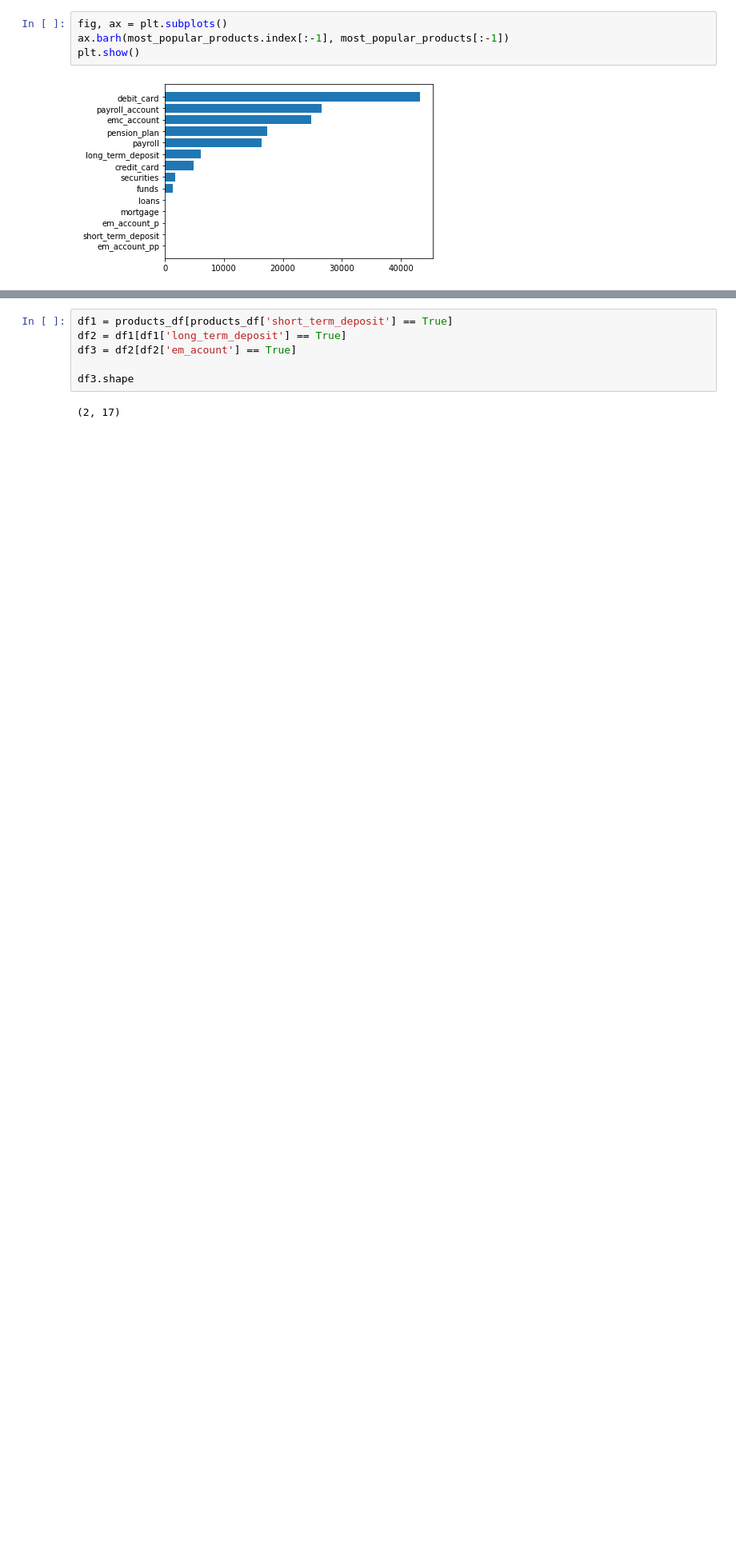
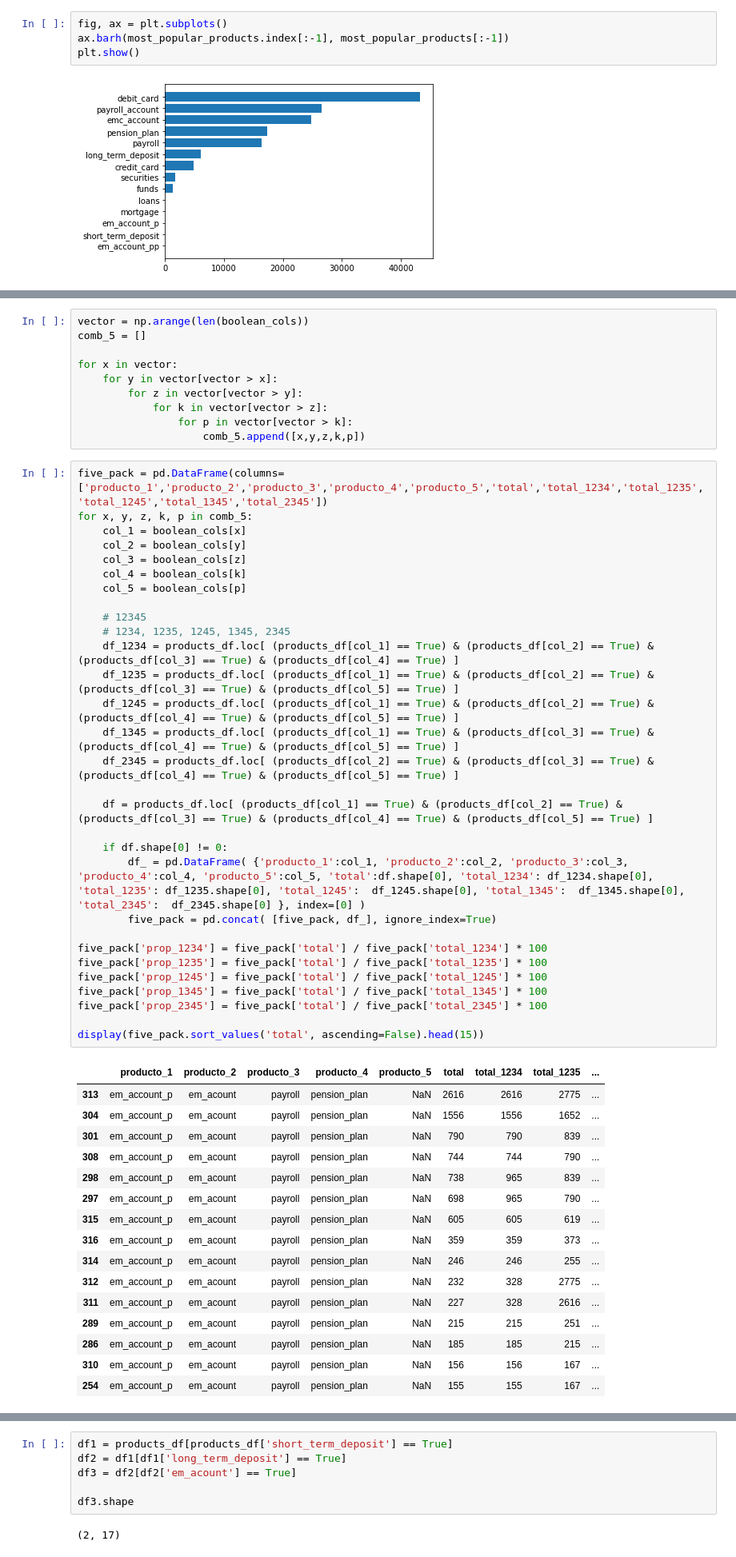
Before and after one commit to carlosperez1997/NDS_ProyectoFinal, a Jupyter notebook: eda_products.ipynb, the cells around one changed output, grey strips where cells are left out. Shown at 80% size. Cells and saved outputs as stored; diff of their text form; blank space fills up the shorter version.

```diff
--- a/eda_products.ipynb
+++ b/eda_products.ipynb
@@ -204,0 +530,57 @@ En este apartado se pretence conocer que combinación de productos es la más re
+# %%
+vector = np.arange(len(boolean_cols))
+comb_5 = []
+
+for x in vector:
+    for y in vector[vector > x]:
+        for z in vector[vector > y]:
+            for k in vector[vector > z]:
+                for p in vector[vector > k]:
+                    comb_5.append([x,y,z,k,p])
+# %%
+five_pack = pd.DataFrame(columns=['producto_1','producto_2','producto_3','producto_4','producto_5','total','total_1234','total_1235','total_1245','total_1345','total_2345'])
+for x, y, z, k, p in comb_5:
+    col_1 = boolean_cols[x]
+    col_2 = boolean_cols[y]
+    col_3 = boolean_cols[z]
+    col_4 = boolean_cols[k]
+    col_5 = boolean_cols[p]
+
+    # 12345
+    # 1234, 1235, 1245, 1345, 2345
+    df_1234 = products_df.loc[ (products_df[col_1] == True) & (products_df[col_2] == True) & (products_df[col_3] == True) & (products_df[col_4] == True) ]
+    df_1235 = products_df.loc[ (products_df[col_1] == True) & (products_df[col_2] == True) & (products_df[col_3] == True) & (products_df[col_5] == True) ]
+    df_1245 = products_df.loc[ (products_df[col_1] == True) & (products_df[col_2] == True) & (products_df[col_4] == True) & (products_df[col_5] == True) ]
+    df_1345 = products_df.loc[ (products_df[col_1] == True) & (products_df[col_3] == True) & (products_df[col_4] == True) & (products_df[col_5] == True) ]
+    df_2345 = products_df.loc[ (products_df[col_2] == True) & (products_df[col_3] == True) & (products_df[col_4] == True) & (products_df[col_5] == True) ]
+
+    df = products_df.loc[ (products_df[col_1] == True) & (products_df[col_2] == True) & (products_df[col_3] == True) & (products_df[col_4] == True) & (products_df[col_5] == True) ]
+
+    if df.shape[0] != 0:
+        df_ = pd.DataFrame( {'producto_1':col_1, 'producto_2':col_2, 'producto_3':col_3, 'producto_4':col_4, 'producto_5':col_5, 'total':df.shape[0], 'total_1234': df_1234.shape[0], 'total_1235': df_1235.shape[0], 'total_1245':  df_1245.shape[0], 'total_1345':  df_1345.shape[0], 'total_2345':  df_2345.shape[0] }, index=[0] )
+        five_pack = pd.concat( [five_pack, df_], ignore_index=True)
+
+five_pack['prop_1234'] = five_pack['total'] / five_pack['total_1234'] * 100
+five_pack['prop_1235'] = five_pack['total'] / five_pack['total_1235'] * 100
+five_pack['prop_1245'] = five_pack['total'] / five_pack['total_1245'] * 100
+five_pack['prop_1345'] = five_pack['total'] / five_pack['total_1345'] * 100
+five_pack['prop_2345'] = five_pack['total'] / five_pack['total_2345'] * 100
+
+display(five_pack.sort_values('total', ascending=False).head(15))
+# %% [output]
+|  | producto_1 | producto_2 | producto_3 | producto_4 | producto_5 | total | total_1234 | total_1235 | ... |
+| 313 | em_account_p | em_acount | payroll | pension_plan | NaN | 2616 | 2616 | 2775 | ... |
+| 304 | em_account_p | em_acount | payroll | pension_plan | NaN | 1556 | 1556 | 1652 | ... |
+| 301 | em_account_p | em_acount | payroll | pension_plan | NaN | 790 | 790 | 839 | ... |
+| 308 | em_account_p | em_acount | payroll | pension_plan | NaN | 744 | 744 | 790 | ... |
+| 298 | em_account_p | em_acount | payroll | pension_plan | NaN | 738 | 965 | 839 | ... |
+| 297 | em_account_p | em_acount | payroll | pension_plan | NaN | 698 | 965 | 790 | ... |
+| 315 | em_account_p | em_acount | payroll | pension_plan | NaN | 605 | 605 | 619 | ... |
+| 316 | em_account_p | em_acount | payroll | pension_plan | NaN | 359 | 359 | 373 | ... |
+| 314 | em_account_p | em_acount | payroll | pension_plan | NaN | 246 | 246 | 255 | ... |
+| 312 | em_account_p | em_acount | payroll | pension_plan | NaN | 232 | 328 | 2775 | ... |
+| 311 | em_account_p | em_acount | payroll | pension_plan | NaN | 227 | 328 | 2616 | ... |
+| 289 | em_account_p | em_acount | payroll | pension_plan | NaN | 215 | 215 | 251 | ... |
+| 286 | em_account_p | em_acount | payroll | pension_plan | NaN | 185 | 185 | 215 | ... |
+| 310 | em_account_p | em_acount | payroll | pension_plan | NaN | 156 | 156 | 167 | ... |
+| 254 | em_account_p | em_acount | payroll | pension_plan | NaN | 155 | 155 | 167 | ... |
```
Also changed, not shown: parts of 21 cells of this notebook.
